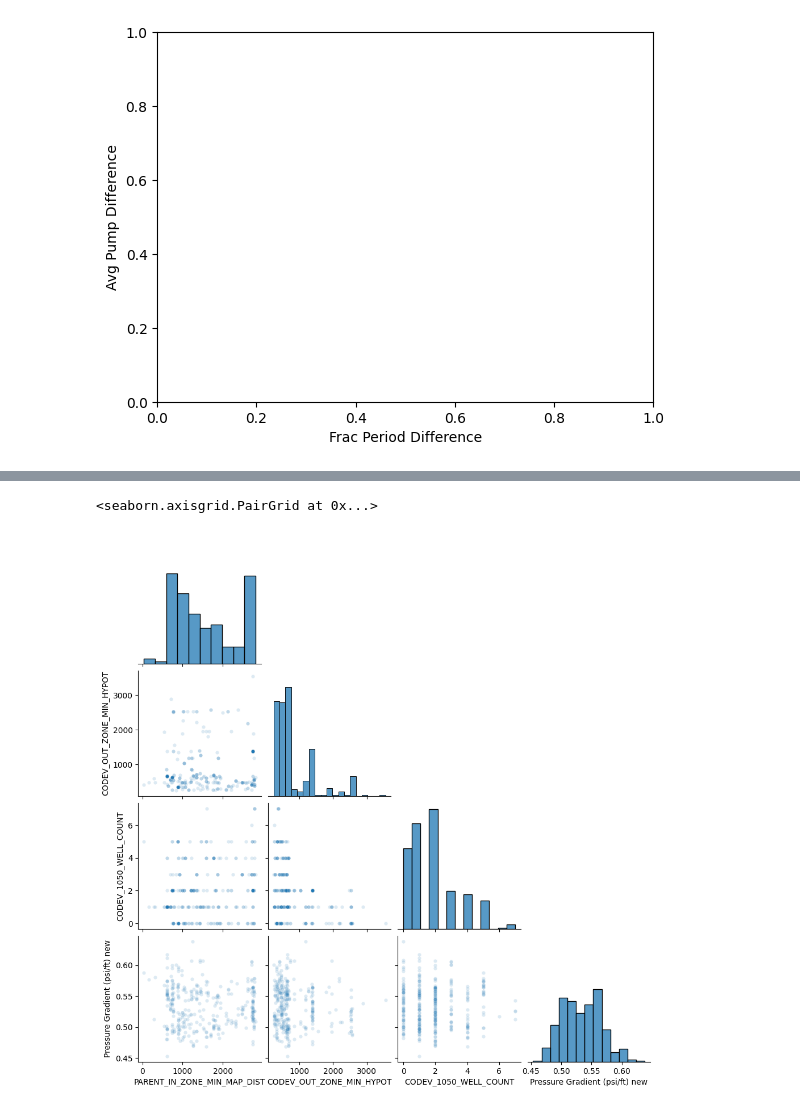
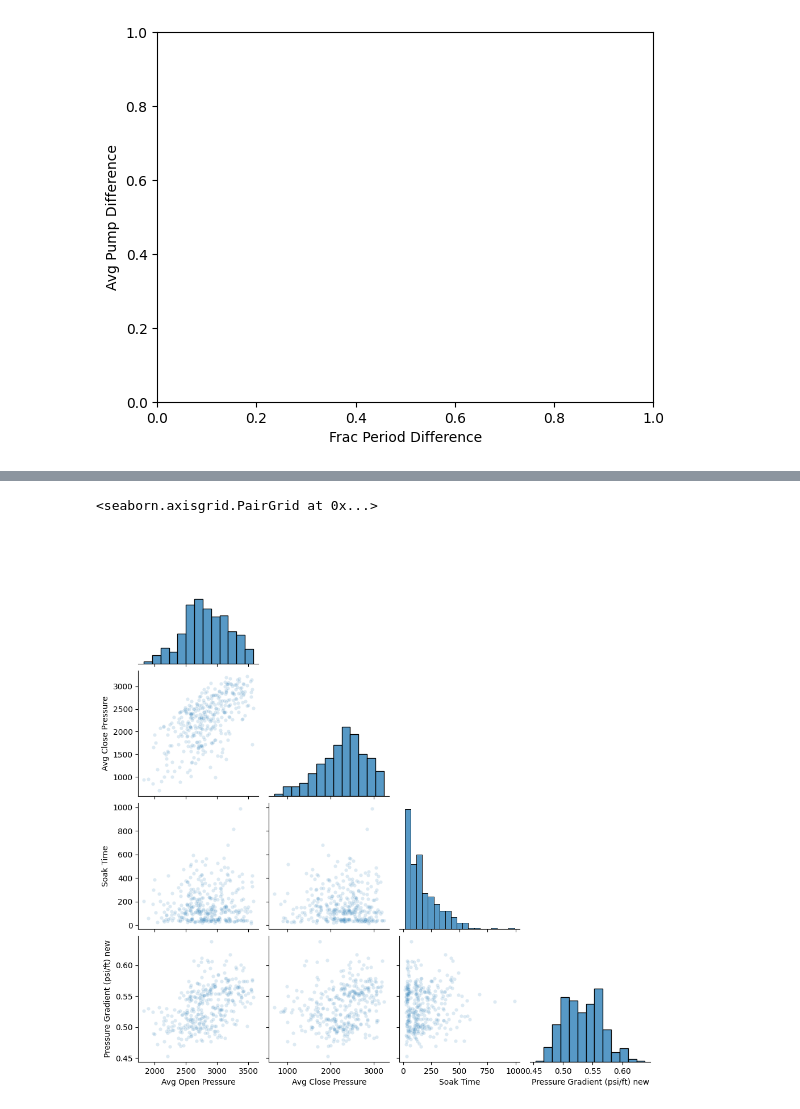
Before and after one commit to PGEHackathon/wildcats, a Jupyter notebook: FeatureExploration.ipynb, the cells around one changed output, grey strips where cells are left out. Saved outputs shown, nothing was run; the diff lists cells and outputs as text; code cells hidden in the pictures.

```diff
--- a/FeatureExploration.ipynb
+++ b/FeatureExploration.ipynb
@@ -88,19 +90,19 @@ create_characteristics_plot(get_interest_features('', 'Soak', 'Soak Time', df))
 # %%
 #top4 = ['PARENT_IN_ZONE_MIN_MAP_DIST', 'CODEV_OUT_ZONE_MIN_HYPOT', 'CODEV_1050_WELL_COUNT', 'Pressure Gradient (psi/ft) new']
 
 imputed_df = pd.read_csv('ImputedValues.csv')
 
 top4 = pd.DataFrame()
-top4['PARENT_IN_ZONE_MIN_MAP_DIST'] = imputed_df['PARENT_IN_ZONE_MIN_MAP_DIST']
-top4['CODEV_OUT_ZONE_MIN_HYPOT'] = imputed_df['CODEV_OUT_ZONE_MIN_HYPOT']
-top4['CODEV_1050_WELL_COUNT']= imputed_df['CODEV_1050_WELL_COUNT']
+top4['Avg Open Pressure'] = imputed_df['Avg Open Pressure']
+top4['Avg Close Pressure'] = imputed_df['Avg Close Pressure']
+top4['Soak Time'] = imputed_df['Soak Time']
 top4['Pressure Gradient (psi/ft) new'] = imputed_df['Pressure Gradient (psi/ft) new']
 
 
 sns.pairplot(top4.iloc[:,:], plot_kws={'alpha':0.15,'s':20}, palette = 'gnuplot', corner=True)
 # %% [output]
 <seaborn.axisgrid.PairGrid at 0x...>
-[figure, old version]
+[figure, new version]
 # %%
 for x in top4:
     plt.xlabel(x)
```
Also changed, not shown: parts of 4 cells of this notebook, 8 other files.
